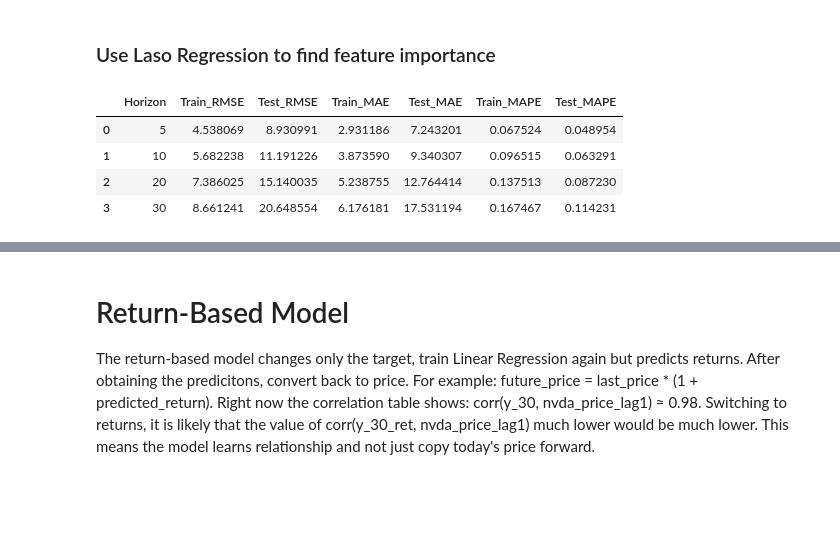
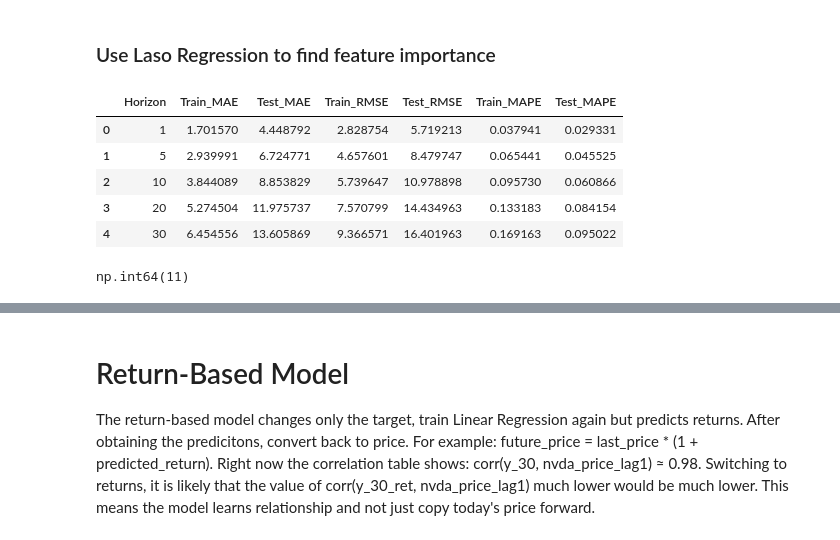
Before and after one commit to EsserMishelle/short-term-stock-forecast, a Jupyter notebook: Copy_of_05_ml_price_based_more.ipynb, the cells around one changed output, grey strips where cells are left out. Cells and saved outputs as stored; diff of their text form; code cells hidden in the pictures; blank space fills up the shorter version.

```diff
--- a/Copy_of_05_ml_price_based_more.ipynb
+++ b/Copy_of_05_ml_price_based_more.ipynb
@@ -191,14 +121,22 @@ df['nvda_roll5_price'] = df['nvda_close'].rolling(5).mean().shift(1)
 df['nvda_roll10_price'] = df['nvda_close'].rolling(10).mean().shift(1)
 df['nvda_roll20_price'] = df['nvda_close'].rolling(20).mean().shift(1)
 
+# Distance from a longer moving average
+df['nvda_roll2_dist_price'] = df['nvda_close'].shift(1) - df['nvda_roll2_price']
+df['nvda_roll3_dist_price'] = df['nvda_close'].shift(1) - df['nvda_roll3_price']
+df['nvda_roll5_dist_price'] = df['nvda_close'].shift(1) - df['nvda_roll5_price']
+df['nvda_roll10_dist_price'] = df['nvda_close'].shift(1) - df['nvda_roll10_price']
+df['nvda_roll20_dist_price'] = df['nvda_close'].shift(1) - df['nvda_roll20_price']
+
 # How much is price fluctuating?
+# Pirce Std - Magnitude Clustering
 df['nvda_price_std2'] = df['nvda_close'].rolling(2).std().shift(1)
 df['nvda_price_std3'] = df['nvda_close'].rolling(3).std().shift(1)
 df['nvda_price_std5'] = df['nvda_close'].rolling(5).std().shift(1)   # Short-term price
 df['nvda_price_std10'] = df['nvda_close'].rolling(10).std().shift(1)
 df['nvda_price_std20'] = df['nvda_close'].rolling(20).std().shift(1) # Longer-term price
 
-# Price Regime Volatility
+# Return Std - Relative Price Volatility Regime
 df['nvda_volatility2'] = df['nvda_close'].pct_change().rolling(2).std().shift(1)
 df['nvda_volatility3'] = df['nvda_close'].pct_change().rolling(3).std().shift(1)
 df['nvda_volatility5'] = df['nvda_close'].pct_change().rolling(5).std().shift(1)
@@ -225,12 +163,15 @@ df['nvda_volume_ma2'] = df['nvda_volume'].rolling(2).mean().shift(1)
 df['nvda_volume_ma3'] = df['nvda_volume'].rolling(3).mean().shift(1)
 df['nvda_volume_ma5'] = df['nvda_volume'].rolling(5).mean().shift(1)
 df['nvda_volume_ma20'] = df['nvda_volume'].rolling(20).mean().shift(1)
+df['nvda_volume_ma30'] = df['nvda_volume'].rolling(30).mean().shift(1)
 
 df['nvda_price_volume'] = df['nvda_close'].shift(1) * df['nvda_volume'].shift(1)  # Dollar volume
 df['nvda_price_volume_ma2'] = df['nvda_price_volume'].rolling(2).mean().shift(1)
 df['nvda_price_volume_ma3'] = df['nvda_price_volume'].rolling(3).mean().shift(1)
 df['nvda_price_volume_ma5'] = df['nvda_price_volume'].rolling(5).mean().shift(1)
+df['nvda_price_volume_ma10'] = df['nvda_price_volume'].rolling(10).mean().shift(1)
 df['nvda_price_volume_ma20'] = df['nvda_price_volume'].rolling(20).mean().shift(1)
+df['nvda_price_volume_ma30'] = df['nvda_price_volume'].rolling(30).mean().shift(1)
 
 # High-Low range (shifted to avoid data leakage)
 df['nvda_high_low_range'] = (df['nvda_high'].shift(1) - df['nvda_low'].shift(1))
@@ -258,6 +199,12 @@ df['nvda_momentum3'] = df['nvda_close'].shift(1) - df['nvda_close'].shift(4)
 df['nvda_momentum5'] = df['nvda_close'].shift(1) - df['nvda_close'].shift(6)
 df['nvda_momentum10'] = df['nvda_close'].shift(1) - df['nvda_close'].shift(11)
 
+df['mom5_x_std2'] = df['nvda_momentum5'] * df['nvda_price_std2']
+df['mom5_x_std3'] = df['nvda_momentum5'] * df['nvda_price_std3']
+df['mom5_x_std5'] = df['nvda_momentum5'] * df['nvda_price_std5']
+df['mom5_x_std10'] = df['nvda_momentum5'] * df['nvda_price_std10']
+df['mom5_x_std20'] = df['nvda_momentum5'] * df['nvda_price_std20']
+
 # Calendar Features
 df['day_of_week'] = df.index.dayofweek
 df['month'] = df.index.month
@@ -497,9 +490,11 @@ for h in horizons:
 
     metrics, model, test_idx, y_test, y_pred = evaluate_direct_price_model(
         df=df,
+        model=LinearRegression(),
         feature_cols=X_cols_uni,
         horizon=h,
-        split_date=split_date
+        split_date=split_date,
+        scale=False
     )
 
     results_lr_uni.append(metrics)
@@ -618,16 +923,0 @@ Index(['^TNX_Open', '^TNX_High', '^TNX_Low', '^TNX_Close', 'NVDA_Open',
-# %%
-# updated -- ^ is replaced, column names are updated to lowercase
-all_stocks_clean = stocks_flat_clean.copy()
-all_stocks_clean.columns = all_stocks_clean.columns.str.replace('^', '').str.lower()
-all_stocks_clean
-
-display(all_stocks_clean.columns)
-all_stocks_clean.head()
-
-all_stocks_clean.to_csv(
-    '/content/drive/MyDrive/stocks/all_stocks_raw_2021_2026.csv',
-    index =True
-)
-print("Saved: all_stocks_clean_2021_2026.csv")
-df = all_stocks_clean.copy()
-df
@@ -657,7 +924,5 @@ Saved: all_stocks_clean_2021_2026.csv
 # %% [markdown]
 ### Feature Engineering with Multiple New Series
-# %%
-split_date = pd.to_datetime('2025-02-03') # first business date in Feb, 2025
 # %%
 # ---------- PRICE FEATURES ----------
 # Lagged prices (autoregressive features)
@@ -965,25 +1363,26 @@ def evaluate_direct_price_model(
 # %%
 from sklearn.linear_model import Lasso
 from sklearn.preprocessing import StandardScaler
 results_lasso = []
 
-for h in [5, 10, 20, 30]:  # or multiple horizons
+for h in [1, 5, 10, 20, 30]:  # or multiple horizons
 
-    metrics, model = evaluate_direct_price_model(
+    metrics, model, test_idx, y_test, y_pred = evaluate_direct_price_model(
         df=df,
         feature_cols=X_cols_mul,
         horizon=h,
         split_date=split_date,
         model=Lasso(alpha=0.05, max_iter=10000, random_state=42),
         scale=True
     )
 
     results_lasso.append(metrics)
 
 pd.DataFrame(results_lasso)
 # %% [output]
-|  | Horizon | Train_RMSE | Test_RMSE | Train_MAE | Test_MAE | Train_MAPE | Test_MAPE |
-| 0 | 5 | 4.538069 | 8.930991 | 2.931186 | 7.243201 | 0.067524 | 0.048954 |
-| 1 | 10 | 5.682238 | 11.191226 | 3.873590 | 9.340307 | 0.096515 | 0.063291 |
-| 2 | 20 | 7.386025 | 15.140035 | 5.238755 | 12.764414 | 0.137513 | 0.087230 |
-| 3 | 30 | 8.661241 | 20.648554 | 6.176181 | 17.531194 | 0.167467 | 0.114231 |
+|  | Horizon | Train_MAE | Test_MAE | Train_RMSE | Test_RMSE | Train_MAPE | Test_MAPE |
+| 0 | 1 | 1.701570 | 4.448792 | 2.828754 | 5.719213 | 0.037941 | 0.029331 |
+| 1 | 5 | 2.939991 | 6.724771 | 4.657601 | 8.479747 | 0.065441 | 0.045525 |
+| 2 | 10 | 3.844089 | 8.853829 | 5.739647 | 10.978898 | 0.095730 | 0.060866 |
+| 3 | 20 | 5.274504 | 11.975737 | 7.570799 | 14.434963 | 0.133183 | 0.084154 |
+| 4 | 30 | 6.454556 | 13.605869 | 9.366571 | 16.401963 | 0.169163 | 0.095022 |
@@ -1017,3 +1389,8 @@ pd.DataFrame(results_lasso)
+# %%
+coef = model.coef_
+sum(coef == 0)
+# %% [output]
+np.int64(11)
 # %%
 coef_df = pd.DataFrame({
     'Feature': X_cols_mul,
```
Also changed, not shown: parts of 47 cells of this notebook.
